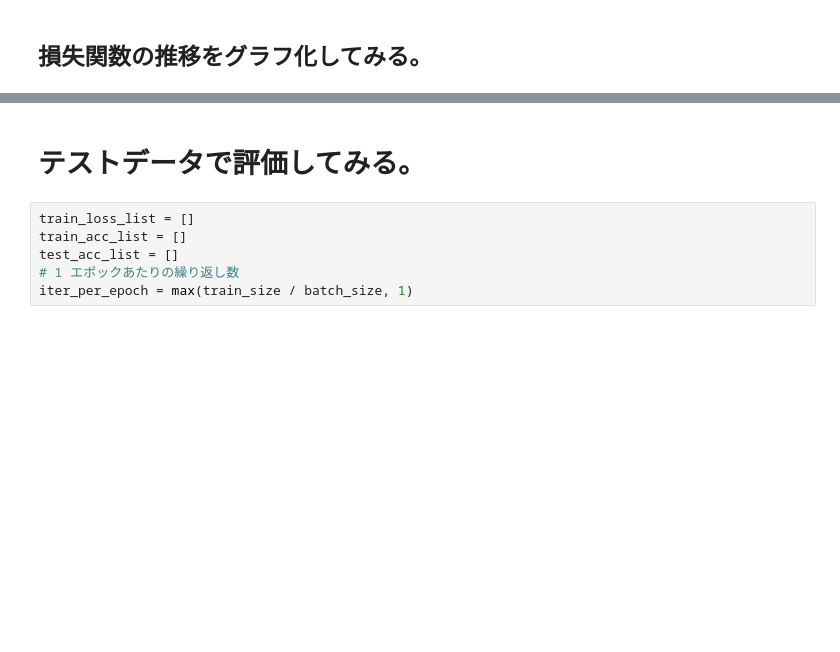
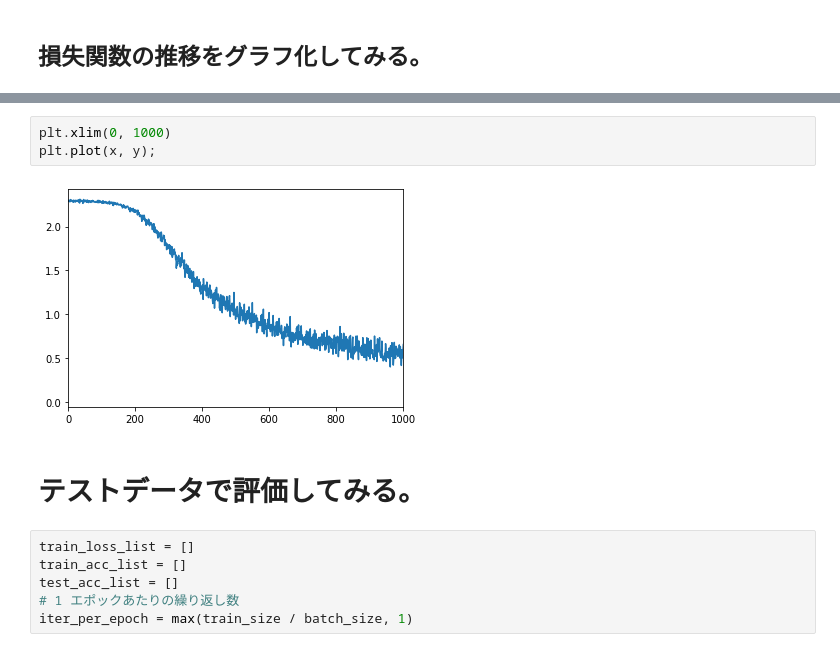
Before and after one commit to gotoh-poclab/deeplearning_study, a Jupyter notebook: studynote_4/学習アルゴリズムの実装.ipynb, the cells around one changed output, grey strips where cells are left out. Cells and saved outputs as stored; diff of their text form; blank space fills up the shorter version.

```diff
--- a/studynote_4/学習アルゴリズムの実装.ipynb
+++ b/studynote_4/学習アルゴリズムの実装.ipynb
@@ -142,3 +162,8 @@ plt.plot(x, y);
+# %%
+plt.xlim(0, 1000)
+plt.plot(x, y);
+# %% [output]
+[figure, added]
 # %% [markdown]
 # テストデータで評価してみる。
 # %%
```
Also changed, not shown: parts of 15 cells of this notebook.
